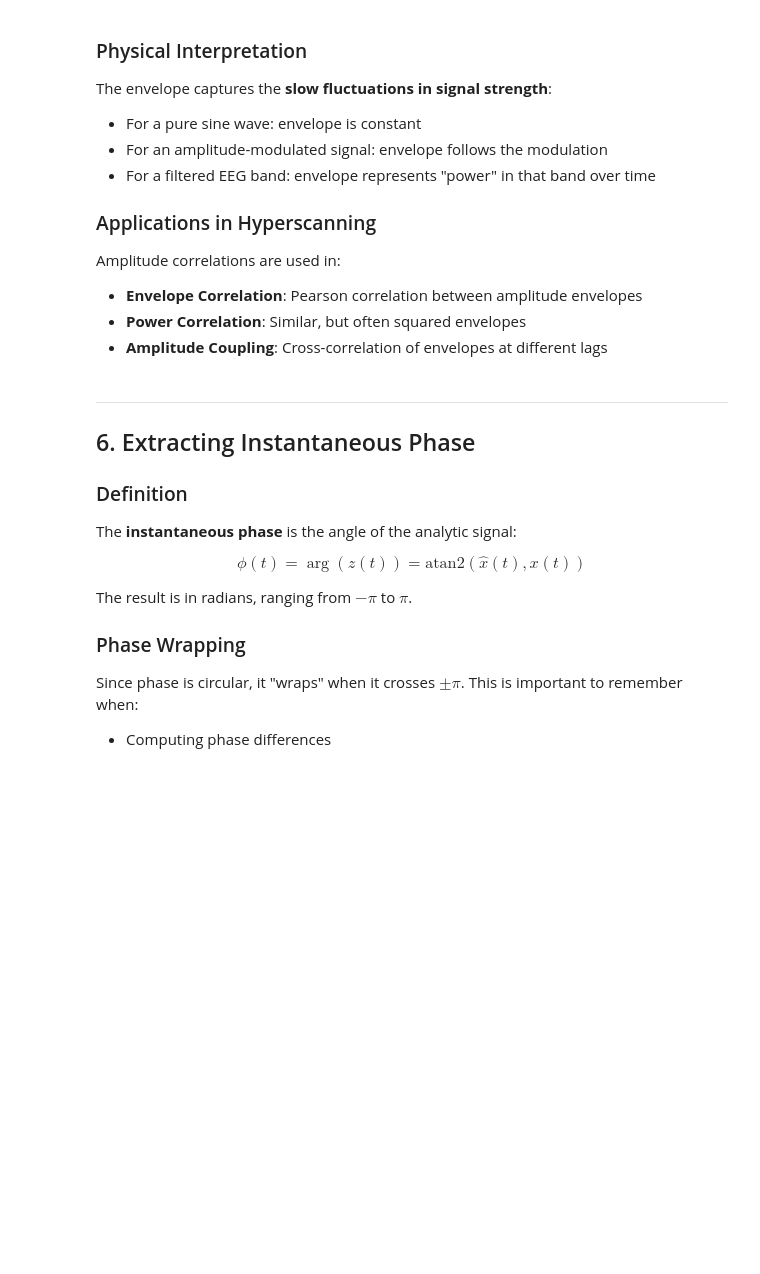
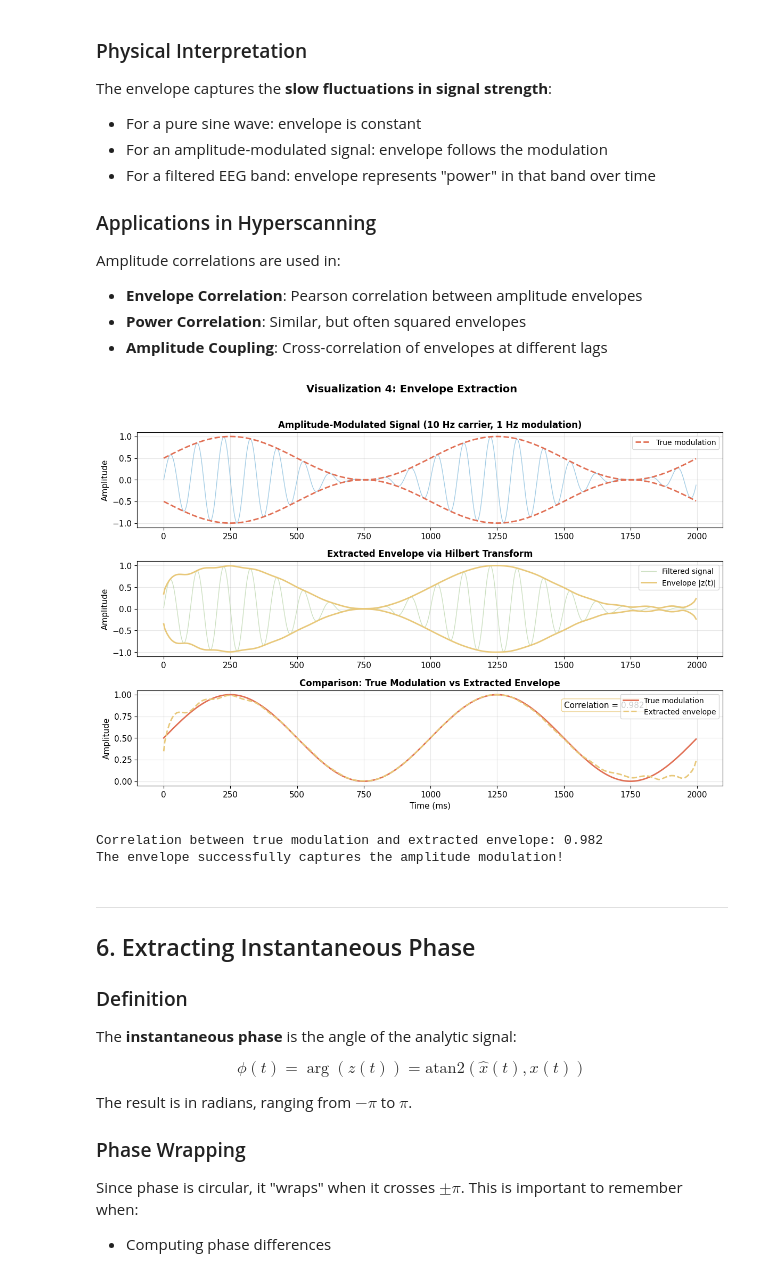
Before and after one commit to Ramdam17/ConnectivityMetricsTutorials, a Jupyter notebook: notebooks/01_foundations/B_phase_and_amplitude/B01_hilbert_transform.ipynb, the cells around one changed output. Saved outputs shown, nothing was run; the diff lists cells and outputs as text; code cells hidden in the pictures; blank space fills up the shorter version.

```diff
--- a/notebooks/01_foundations/B_phase_and_amplitude/B01_hilbert_transform.ipynb
+++ b/notebooks/01_foundations/B_phase_and_amplitude/B01_hilbert_transform.ipynb
@@ -404,10 +449,10 @@ fig, axes = plt.subplots(3, 1, figsize=(12, 8))
 
 # Plot 1: Original AM signal
 ax1 = axes[0]
-ax1.plot(t * 1000, am_signal, color=PRIMARY_BLUE, linewidth=1, alpha=0.7)
-ax1.plot(t * 1000, modulation, color=PRIMARY_RED, linewidth=2, linestyle='--',
+ax1.plot(t * 1000, am_signal, color=COLORS["signal_1"], linewidth=1, alpha=0.7)
+ax1.plot(t * 1000, modulation, color=COLORS["negative"], linewidth=2, linestyle='--',
          label='True modulation')
-ax1.plot(t * 1000, -modulation, color=PRIMARY_RED, linewidth=2, linestyle='--')
+ax1.plot(t * 1000, -modulation, color=COLORS["negative"], linewidth=2, linestyle='--')
 ax1.set_ylabel('Amplitude', fontsize=11)
 ax1.set_title('Amplitude-Modulated Signal (10 Hz carrier, 1 Hz modulation)',
               fontsize=12, fontweight='bold')
@@ -416,39 +461,43 @@ ax1.grid(True, alpha=0.3)
 
 # Plot 2: Filtered signal with envelope
 ax2 = axes[1]
-ax2.plot(t * 1000, filtered_signal, color=PRIMARY_GREEN, linewidth=1, alpha=0.7,
+ax2.plot(t * 1000, filtered_signal, color=COLORS["signal_3"], linewidth=1, alpha=0.7,
          label='Filtered signal')
-ax2.plot(t * 1000, envelope, color=ACCENT_GOLD, linewidth=2,
+ax2.plot(t * 1000, envelope, color=COLORS["signal_4"], linewidth=2,
          label='Envelope |z(t)|')
-ax2.plot(t * 1000, -envelope, color=ACCENT_GOLD, linewidth=2)
+ax2.plot(t * 1000, -envelope, color=COLORS["signal_4"], linewidth=2)
 ax2.set_ylabel('Amplitude', fontsize=11)
 ax2.set_title('Extracted Envelope via Hilbert Transform', fontsize=12, fontweight='bold')
 ax2.legend(loc='upper right', fontsize=10)
 ax2.grid(True, alpha=0.3)
 
 # Plot 3: Envelope vs true modulation
 ax3 = axes[2]
-ax3.plot(t * 1000, modulation, color=PRIMARY_RED, linewidth=2,
+ax3.plot(t * 1000, modulation, color=COLORS["negative"], linewidth=2,
          label='True modulation')
-ax3.plot(t * 1000, envelope, color=ACCENT_GOLD, linewidth=2, linestyle='--',
+ax3.plot(t * 1000, envelope, color=COLORS["signal_4"], linewidth=2, linestyle='--',
          label='Extracted envelope')
 ax3.set_xlabel('Time (ms)', fontsize=11)
 ax3.set_ylabel('Amplitude', fontsize=11)
 ax3.set_title('Comparison: True Modulation vs Extracted Envelope', fontsize=12, fontweight='bold')
 ax3.legend(loc='upper right', fontsize=10)
 ax3.grid(True, alpha=0.3)
 
 # Compute correlation
 correlation = np.corrcoef(modulation, envelope)[0, 1]
 ax3.text(1500, 0.85, f'Correlation = {correlation:.3f}', fontsize=11,
-         bbox=dict(boxstyle='round', facecolor='white', edgecolor=ACCENT_GOLD, alpha=0.8))
+         bbox=dict(boxstyle='round', facecolor='white', edgecolor=COLORS["signal_4"], alpha=0.8))
 
 plt.suptitle('Visualization 4: Envelope Extraction', fontsize=14, fontweight='bold', y=1.02)
 plt.tight_layout()
 plt.show()
 
 print(f"Correlation between true modulation and extracted envelope: {correlation:.3f}")
 print("The envelope successfully captures the amplitude modulation!")
+# %% [output]
+[figure, added]
+Correlation between true modulation and extracted envelope: 0.982
+The envelope successfully captures the amplitude modulation!
 # %% [markdown]
 ---
 
```
Also changed, not shown: parts of 26 cells of this notebook, 1 other file.
